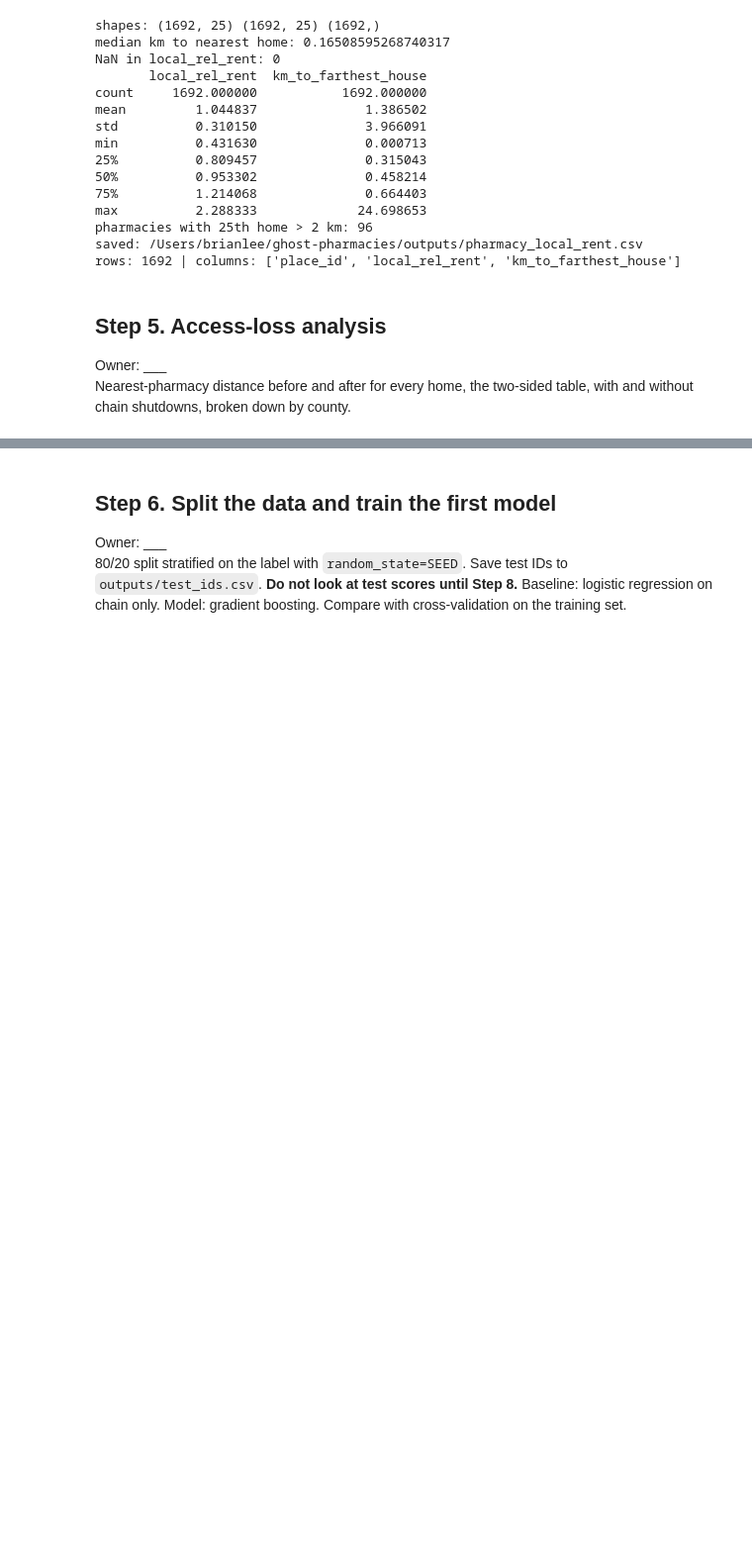
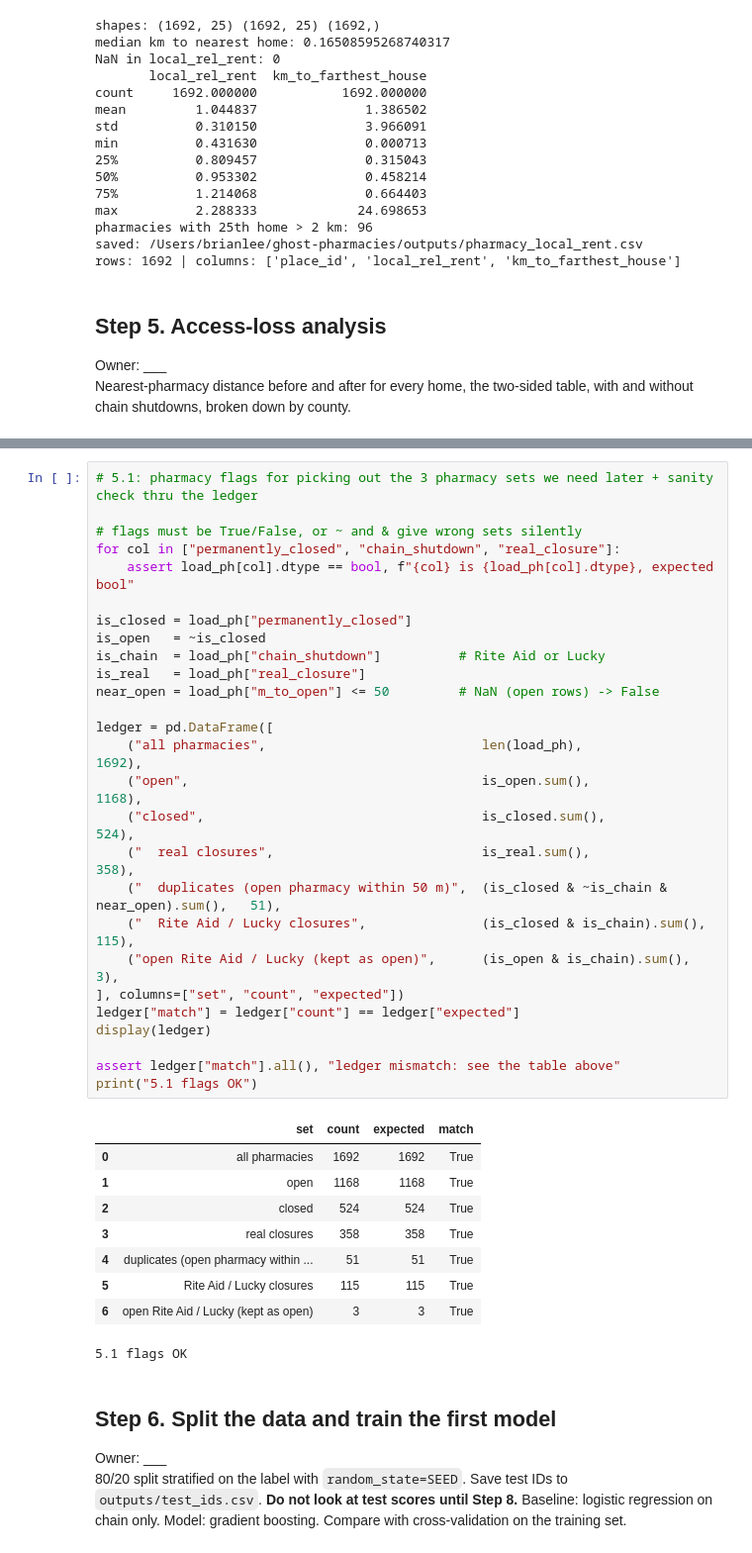
Before and after one commit to EthanRCF/ghost-pharmacies, a Jupyter notebook: notebooks/ghost_pharmacies_brian.ipynb, the cells around one changed output, grey strips where cells are left out. Shown at 99% size. Saved outputs shown, nothing was run; the diff lists cells and outputs as text; blank space fills up the shorter version.

Commit message:
5.1: flags for picking out the 3 pharm sets we need later on

```diff
--- a/notebooks/ghost_pharmacies_brian.ipynb
+++ b/notebooks/ghost_pharmacies_brian.ipynb
@@ -552,3 +550,40 @@ counties: 9
+# %%
+# 5.1: pharmacy flags for picking out the 3 pharmacy sets we need later + sanity check thru the ledger
+
+# flags must be True/False, or ~ and & give wrong sets silently
+for col in ["permanently_closed", "chain_shutdown", "real_closure"]:
+    assert load_ph[col].dtype == bool, f"{col} is {load_ph[col].dtype}, expected bool"
+
+is_closed = load_ph["permanently_closed"]
+is_open   = ~is_closed
+is_chain  = load_ph["chain_shutdown"]          # Rite Aid or Lucky
+is_real   = load_ph["real_closure"]
+near_open = load_ph["m_to_open"] <= 50         # NaN (open rows) -> False
+
+ledger = pd.DataFrame([
+    ("all pharmacies",                            len(load_ph),                              1692),
+    ("open",                                      is_open.sum(),                             1168),
+    ("closed",                                    is_closed.sum(),                            524),
+    ("  real closures",                           is_real.sum(),                              358),
+    ("  duplicates (open pharmacy within 50 m)",  (is_closed & ~is_chain & near_open).sum(),   51),
+    ("  Rite Aid / Lucky closures",               (is_closed & is_chain).sum(),               115),
+    ("open Rite Aid / Lucky (kept as open)",      (is_open & is_chain).sum(),                   3),
+], columns=["set", "count", "expected"])
+ledger["match"] = ledger["count"] == ledger["expected"]
+display(ledger)
+
+assert ledger["match"].all(), "ledger mismatch: see the table above"
+print("5.1 flags OK")
+# %% [output]
+|  | set | count | expected | match |
+| 0 | all pharmacies | 1692 | 1692 | True |
+| 1 | open | 1168 | 1168 | True |
+| 2 | closed | 524 | 524 | True |
+| 3 | real closures | 358 | 358 | True |
+| 4 | duplicates (open pharmacy within ... | 51 | 51 | True |
+| 5 | Rite Aid / Lucky closures | 115 | 115 | True |
+| 6 | open Rite Aid / Lucky (kept as open) | 3 | 3 | True |
+5.1 flags OK
 # %% [markdown]
 ## Step 6. Split the data and train the first model
 Owner: ___
```
Also changed, not shown: parts of 1 cell of this notebook.
